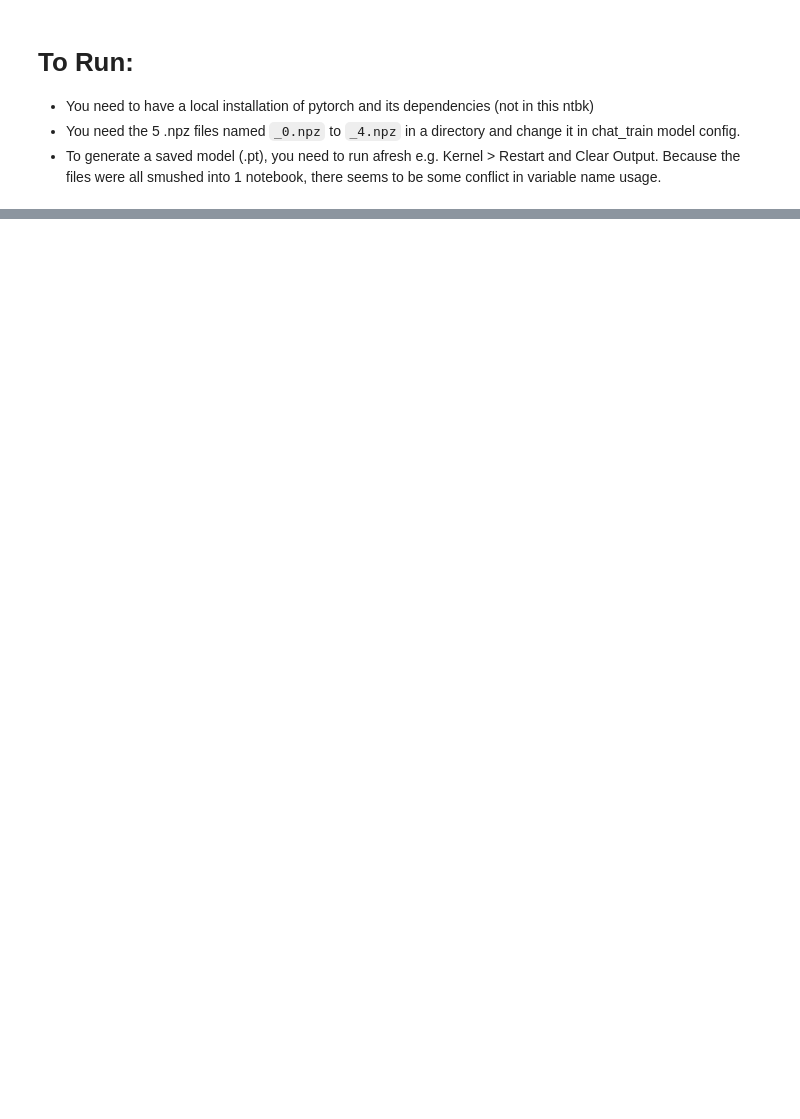
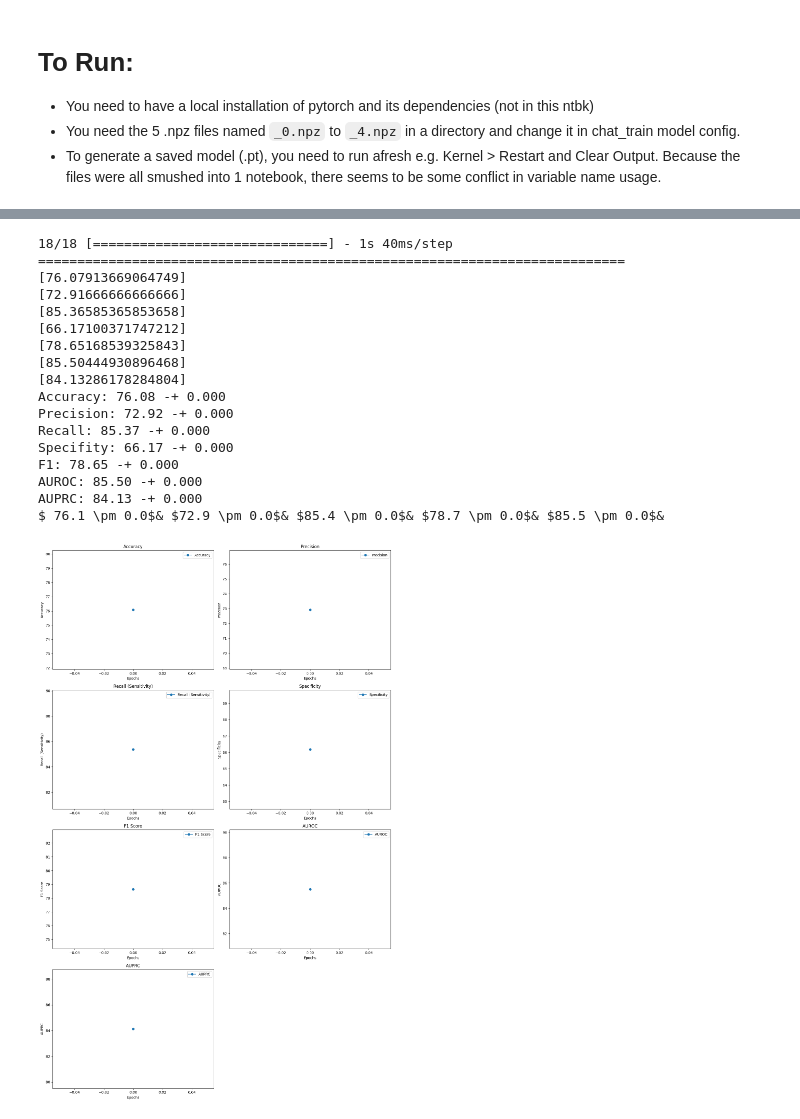
Before and after one commit to dlh-team-4/t4, a Jupyter notebook: Trainer_Evaluator.ipynb, the cells around one changed output, grey strips where cells are left out. Drawn from its saved outputs; the diff is of its cells as text; code cells hidden in the pictures; blank space fills up the shorter version.

```diff
--- a/Trainer_Evaluator.ipynb
+++ b/Trainer_Evaluator.ipynb
@@ -774,0 +784,62 @@ FileNotFoundError: [WinError 3] The system cannot find the path specified: './da
+# %%
+# main_nch.py
+
+# "EOG LOC-M2",  # 0
+# "EOG ROC-M1",  # 1
+# "EEG C3-M2",  # 2
+# "EEG C4-M1",  # 3
+# "ECG EKG2-EKG",  # 4
+#
+# "RESP PTAF",  # 5
+# "RESP AIRFLOW",  # 6
+# "RESP THORACIC",  # 7
+# "RESP ABDOMINAL",  # 8
+# "SPO2",  # 9
+# "CAPNO",  # 10
+
+######### ADDED IN THIS STEP #########
+# RRI #11
+# Ramp #12
+# Demo #13
+
+
+sig_dict_nch = {"EOG": [0, 1],
+            "EEG": [2, 3],
+            "RESP": [5, 6],
+            "SPO2": [9],
+            "CO2": [10],
+            "ECG": [11, 12],
+            "DEMO": [13],
+            }
+
+channel_list_nch = [
+
+    ["ECG", "SPO2"],
+
+]
+
+for ch in channel_list_nch:
+    chs = []
+    chstr = ""
+    for name in ch:
+        chstr += name
+        chs = chs + sig_dict_nch[name]
+    config = {
+        "data_path": "D:\\nch_128_FREQ_45\\",
+        "model_path": "C:\\Users\William\\Documents\\Development\\Python projects\\Deeplearning healthcare\\Pediatric-Apnea-Detection\\saved_model.pt", # TODO: this is hybrid; the original is using sem-mscnn, but we need to modify transformer.py (above) to generate a .pt file for it
+        "model_name": "hybrid_"+ chstr,
+        "regression": False,
+
+        "transformer_layers": 5,  # best 5
+        "drop_out_rate": 0.25,  # best 0.25
+        "num_patches": 30,  # best 30 TBD
+        "transformer_units": 32,  # best 32
+        "regularization_weight": 0.001,  # best 0.001
+        "num_heads": 4,
+        "epochs": 200,  # best 200
+        "channels": chs,
+    }
+    train(config, 0)
+    test(config, 0)
+    gc.collect()
+# %% [output]
@@ -774,0 +868,18 @@ FileNotFoundError: [WinError 3] The system cannot find the path specified: './da
+18/18 [==============================] - 1s 40ms/step
+===========================================================================
+[76.07913669064749]
+[72.91666666666666]
+[85.36585365853658]
+[66.17100371747212]
+[78.65168539325843]
+[85.50444930896468]
+[84.13286178284804]
+Accuracy: 76.08 -+ 0.000
+Precision: 72.92 -+ 0.000
+Recall: 85.37 -+ 0.000
+Specifity: 66.17 -+ 0.000
+F1: 78.65 -+ 0.000
+AUROC: 85.50 -+ 0.000
+AUPRC: 84.13 -+ 0.000
+$ 76.1 \pm 0.0$& $72.9 \pm 0.0$& $85.4 \pm 0.0$& $78.7 \pm 0.0$& $85.5 \pm 0.0$&
+[figure, added]
```
Also changed, not shown: parts of 12 cells of this notebook, 39 other files.
